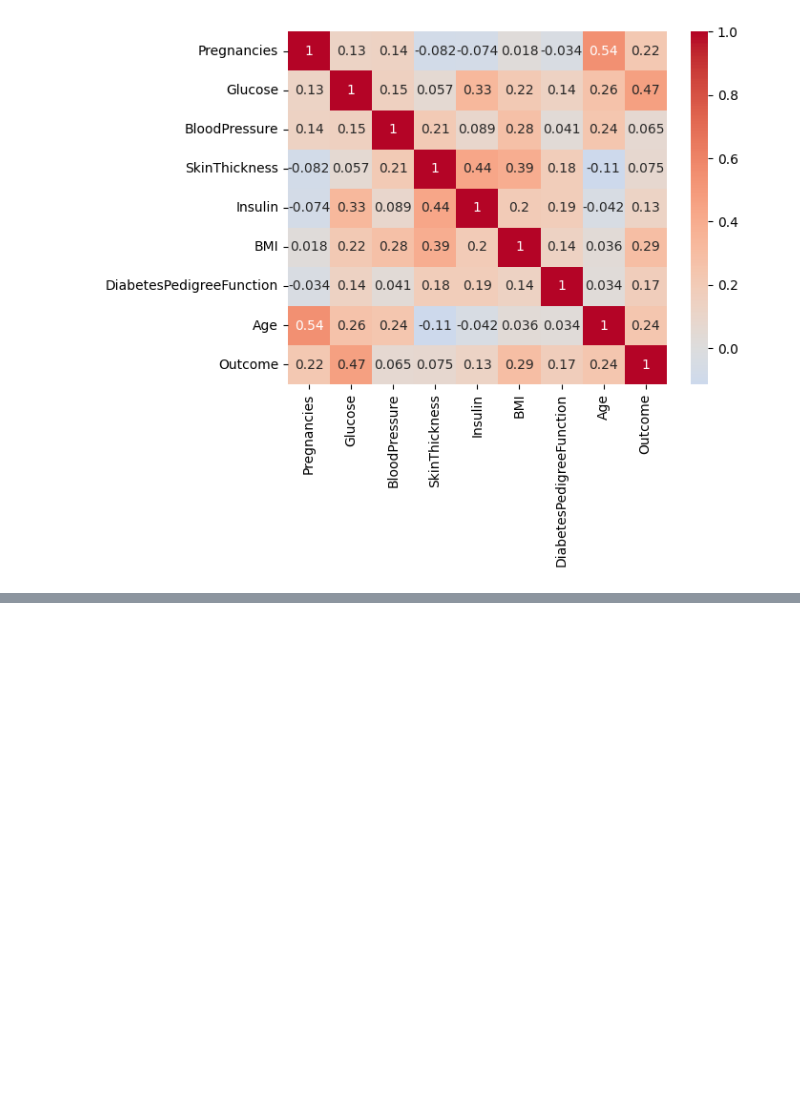
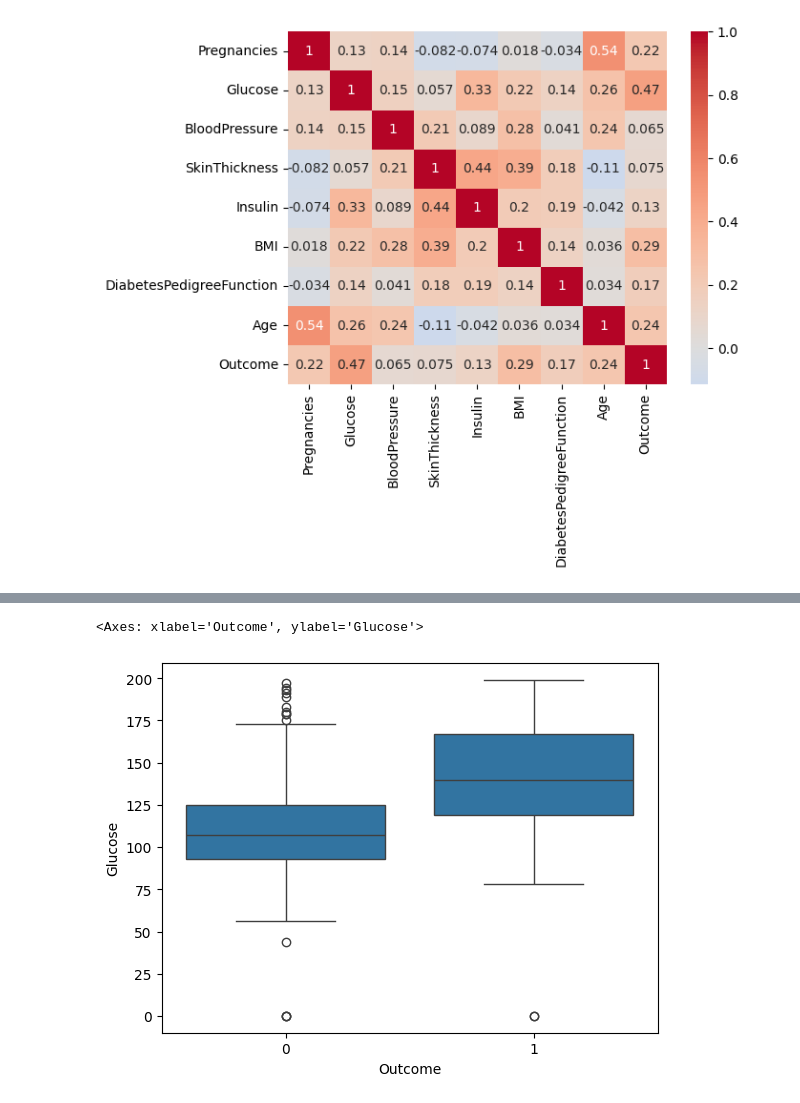
Before and after one commit to RaulMartino/Cefet, a Jupyter notebook: Estatística e Probabilidade/T2.ipynb, the cells around one changed output, grey strips where cells are left out. Cells and saved outputs as stored; diff of their text form; code cells hidden in the pictures; blank space fills up the shorter version.

```diff
--- a/Estatística e Probabilidade/T2.ipynb
+++ b/Estatística e Probabilidade/T2.ipynb
@@ -89,0 +118,11 @@ sns.heatmap(correlation_matrix_df, annot=True, cmap='coolwarm', center=0)
+# %%
+#  Faça um boxplot da variável Glucose para cada categoria da variável Outcome:
+'''
+    - A mediana da variável Glucose é maior para pessoas que tem diabetes
+    - A variável Glucose tem mais outliers para pessoas que não tem diabetes
+    (É possível ver que há pessoas com taxa bem alta de glicose que não tem diabetes)
+'''
+sns.boxplot(x='Outcome', y='Glucose', data=pima_df)
+# %% [output]
+<Axes: xlabel='Outcome', ylabel='Glucose'>
+[figure, added]
```
Also changed, not shown: parts of 11 cells of this notebook.
